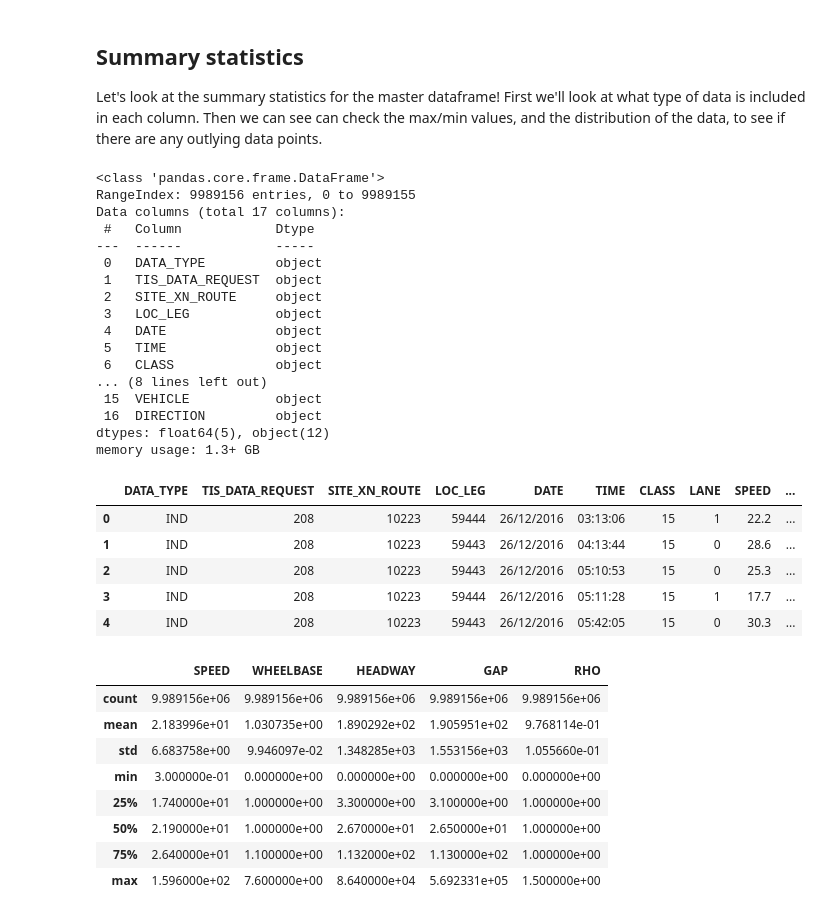
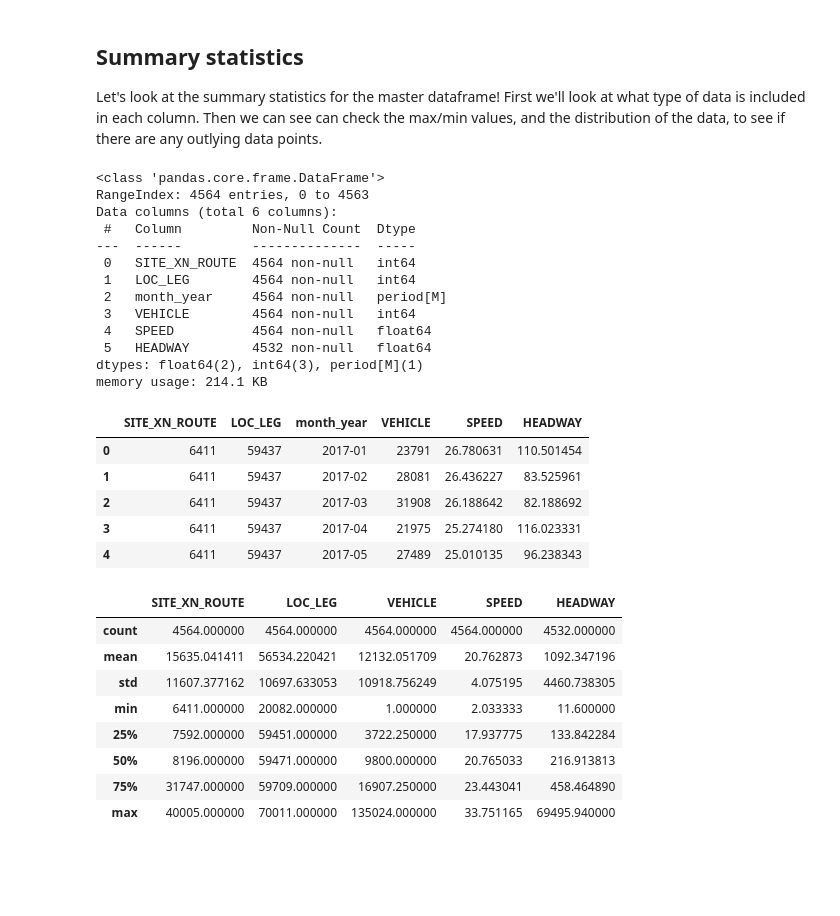
Before and after one commit to CaroPattle/bicycle_data_melbourne, a Jupyter notebook: bicycle_flows/bicycle_data_melbourne.ipynb, the cells around one changed output. Drawn from its saved outputs; the diff is of its cells as text; code cells hidden in the pictures; blank space fills up the shorter version.

```diff
--- a/bicycle_flows/bicycle_data_melbourne.ipynb
+++ b/bicycle_flows/bicycle_data_melbourne.ipynb
@@ -137,45 +135,41 @@ Identified the locations of 2822 valid CSV files to compile!
 
 Let's look at the summary statistics for the master dataframe! First we'll look at what type of data is included in each column. Then we can see can check the max/min values, and the distribution of the data, to see if there are any outlying data points.
 # %%
-dfs.info()
+df.info()
 # %% [output]
 <class 'pandas.core.frame.DataFrame'>
-RangeIndex: 9989156 entries, 0 to 9989155
-Data columns (total 17 columns):
- #   Column            Dtype
----  ------            -----
- 0   DATA_TYPE         object
- 1   TIS_DATA_REQUEST  object
- 2   SITE_XN_ROUTE     object
- 3   LOC_LEG           object
- 4   DATE              object
- 5   TIME              object
- 6   CLASS             object
-... (8 lines left out)
- 15  VEHICLE           object
- 16  DIRECTION         object
-dtypes: float64(5), object(12)
-memory usage: 1.3+ GB
+RangeIndex: 4564 entries, 0 to 4563
+Data columns (total 6 columns):
+ #   Column         Non-Null Count  Dtype
+---  ------         --------------  -----
+ 0   SITE_XN_ROUTE  4564 non-null   int64
+ 1   LOC_LEG        4564 non-null   int64
+ 2   month_year     4564 non-null   period[M]
+ 3   VEHICLE        4564 non-null   int64
+ 4   SPEED          4564 non-null   float64
+ 5   HEADWAY        4532 non-null   float64
+dtypes: float64(2), int64(3), period[M](1)
+memory usage: 214.1 KB
 # %%
-dfs.head()
+df.head()
 # %% [output]
-|  | DATA_TYPE | TIS_DATA_REQUEST | SITE_XN_ROUTE | LOC_LEG | DATE | TIME | CLASS | LANE | SPEED | ... |
-| 0 | IND | 208 | 10223 | 59444 | 26/12/2016 | 03:13:06 | 15 | 1 | 22.2 | ... |
-| 1 | IND | 208 | 10223 | 59443 | 26/12/2016 | 04:13:44 | 15 | 0 | 28.6 | ... |
-| 2 | IND | 208 | 10223 | 59443 | 26/12/2016 | 05:10:53 | 15 | 0 | 25.3 | ... |
-| 3 | IND | 208 | 10223 | 59444 | 26/12/2016 | 05:11:28 | 15 | 1 | 17.7 | ... |
-| 4 | IND | 208 | 10223 | 59443 | 26/12/2016 | 05:42:05 | 15 | 0 | 30.3 | ... |
+|  | SITE_XN_ROUTE | LOC_LEG | month_year | VEHICLE | SPEED | HEADWAY |
+| 0 | 6411 | 59437 | 2017-01 | 23791 | 26.780631 | 110.501454 |
+| 1 | 6411 | 59437 | 2017-02 | 28081 | 26.436227 | 83.525961 |
+| 2 | 6411 | 59437 | 2017-03 | 31908 | 26.188642 | 82.188692 |
+| 3 | 6411 | 59437 | 2017-04 | 21975 | 25.274180 | 116.023331 |
+| 4 | 6411 | 59437 | 2017-05 | 27489 | 25.010135 | 96.238343 |
 # %%
 #Summary statistics
 
-dfs.describe()
+df.describe()
 # %% [output]
-|  | SPEED | WHEELBASE | HEADWAY | GAP | RHO |
-| count | 9.989156e+06 | 9.989156e+06 | 9.989156e+06 | 9.989156e+06 | 9.989156e+06 |
-| mean | 2.183996e+01 | 1.030735e+00 | 1.890292e+02 | 1.905951e+02 | 9.768114e-01 |
-| std | 6.683758e+00 | 9.946097e-02 | 1.348285e+03 | 1.553156e+03 | 1.055660e-01 |
-| min | 3.000000e-01 | 0.000000e+00 | 0.000000e+00 | 0.000000e+00 | 0.000000e+00 |
-| 25% | 1.740000e+01 | 1.000000e+00 | 3.300000e+00 | 3.100000e+00 | 1.000000e+00 |
-| 50% | 2.190000e+01 | 1.000000e+00 | 2.670000e+01 | 2.650000e+01 | 1.000000e+00 |
-| 75% | 2.640000e+01 | 1.100000e+00 | 1.132000e+02 | 1.130000e+02 | 1.000000e+00 |
-| max | 1.596000e+02 | 7.600000e+00 | 8.640000e+04 | 5.692331e+05 | 1.500000e+00 |
+|  | SITE_XN_ROUTE | LOC_LEG | VEHICLE | SPEED | HEADWAY |
+| count | 4564.000000 | 4564.000000 | 4564.000000 | 4564.000000 | 4532.000000 |
+| mean | 15635.041411 | 56534.220421 | 12132.051709 | 20.762873 | 1092.347196 |
+| std | 11607.377162 | 10697.633053 | 10918.756249 | 4.075195 | 4460.738305 |
+| min | 6411.000000 | 20082.000000 | 1.000000 | 2.033333 | 11.600000 |
+| 25% | 7592.000000 | 59451.000000 | 3722.250000 | 17.937775 | 133.842284 |
+| 50% | 8196.000000 | 59471.000000 | 9800.000000 | 20.765033 | 216.913813 |
+| 75% | 31747.000000 | 59709.000000 | 16907.250000 | 23.443041 | 458.464890 |
+| max | 40005.000000 | 70011.000000 | 135024.000000 | 33.751165 | 69495.940000 |
```
Also changed, not shown: parts of 20 cells of this notebook.
